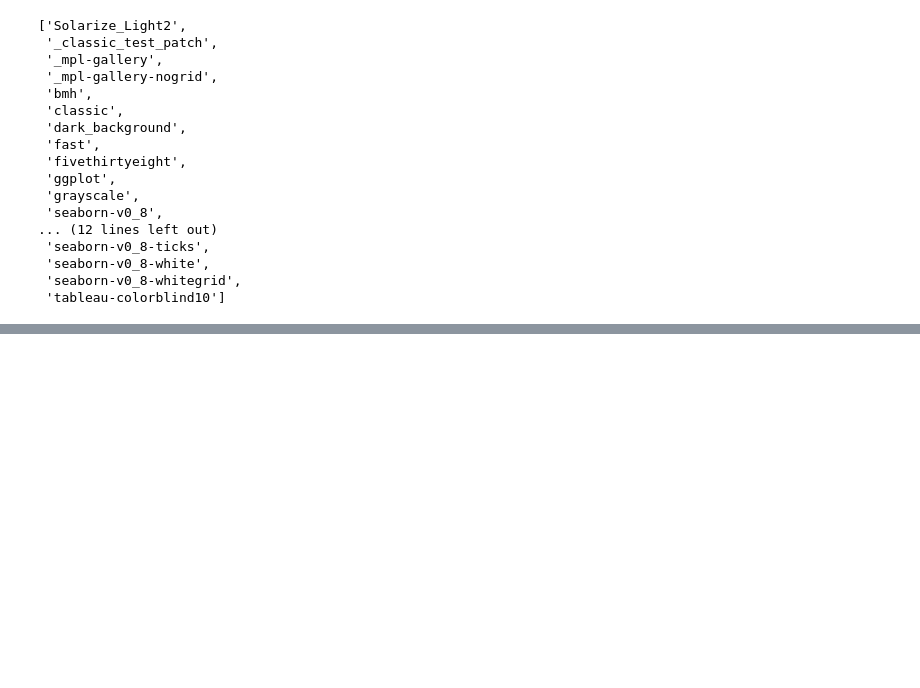
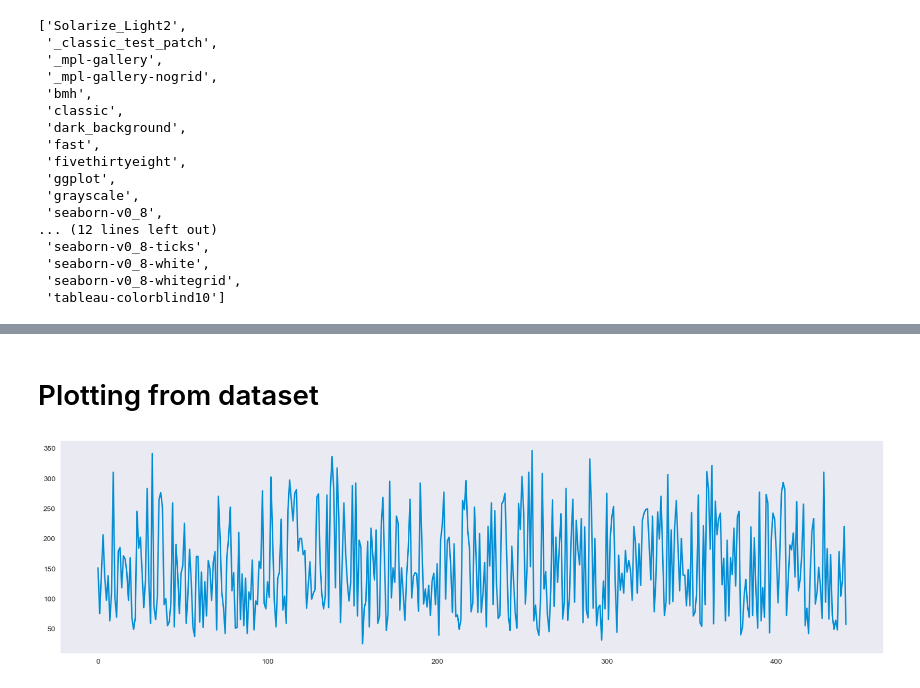
Before and after one commit to JaiSonii/Machine-Learning, a Jupyter notebook: data toolkit/Data Visualization/matplotlib.ipynb, the cells around one changed output, grey strips where cells are left out. Cells and saved outputs as stored; diff of their text form; code cells hidden in the pictures; blank space fills up the shorter version.

```diff
--- a/data toolkit/Data Visualization/matplotlib.ipynb
+++ b/data toolkit/Data Visualization/matplotlib.ipynb
@@ -67,0 +107,14 @@ plt.show()
+# %% [markdown]
+# Plotting from dataset
+# %%
+from sklearn.datasets import load_diabetes
+
+dataset = load_diabetes()
+target = dataset['target']
+plt.style.use('fast')
+
+plt.figure(figsize = (18,5))
+plt.plot(target, linewidth = 2)
+plt.show()
+# %% [output]
+[figure, added]
```
Also changed, not shown: parts of 56 cells of this notebook, 1 other file.
